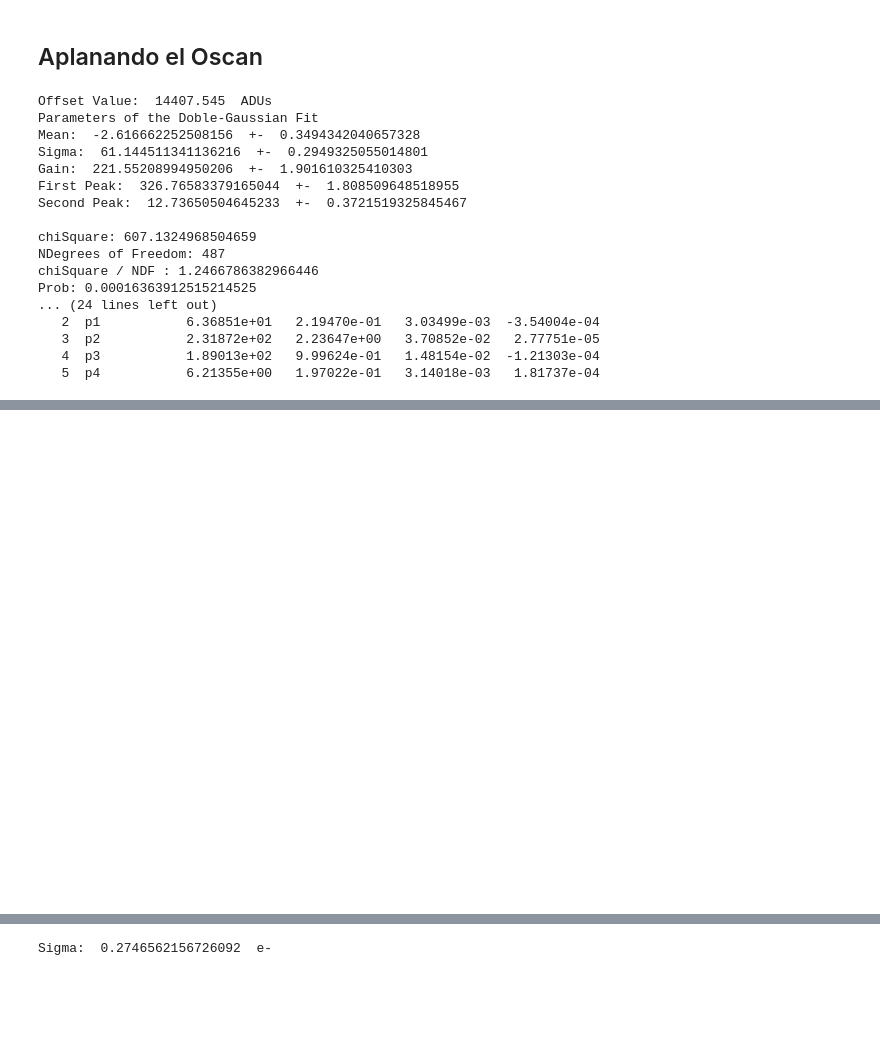
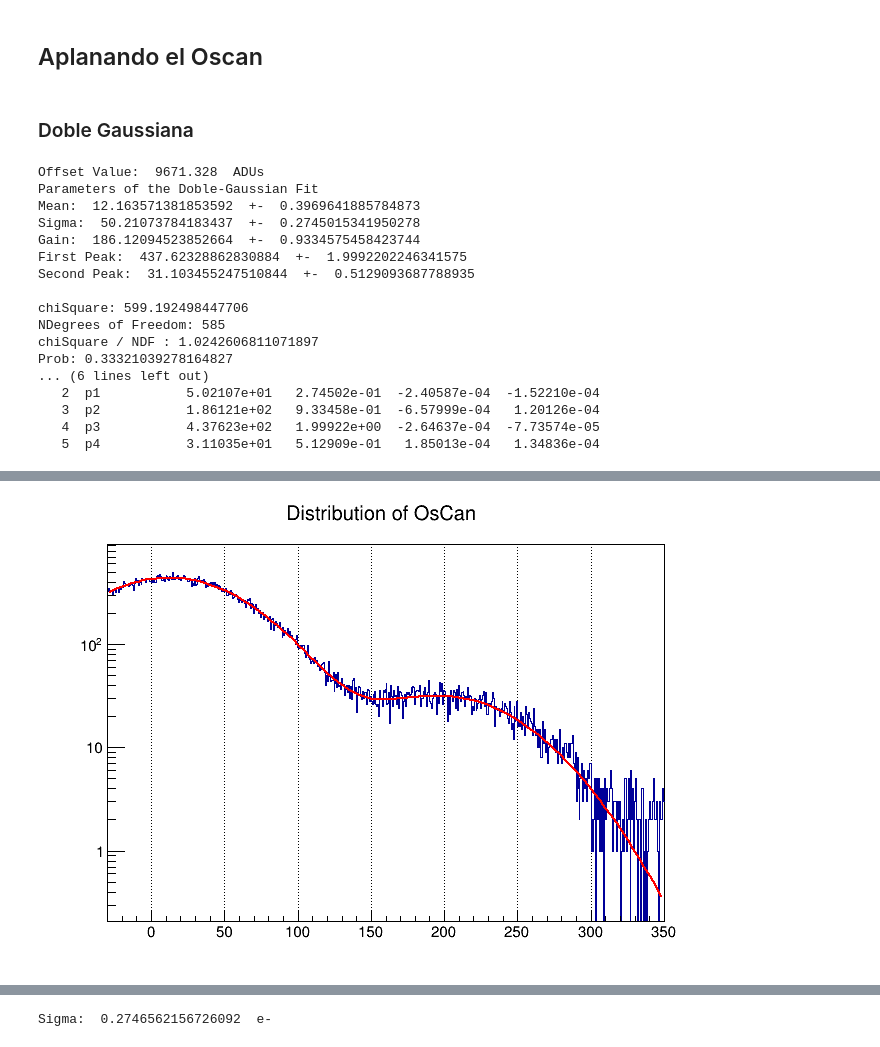
Before and after one commit to mausanram/CodigosICN, a Jupyter notebook: Catalogo_Eventos/Catalogo_Eventos_NSAMP.ipynb, the cells around one changed output, grey strips where cells are left out. Saved outputs shown, nothing was run; the diff lists cells and outputs as text; code cells hidden in the pictures; blank space fills up the shorter version.

```diff
--- a/Catalogo_Eventos/Catalogo_Eventos_NSAMP.ipynb
+++ b/Catalogo_Eventos/Catalogo_Eventos_NSAMP.ipynb
@@ -74,14 +76,14 @@ Colormap = 'jet'
 # path = '/home/bruce/Documents/imagenesMicrochip/ENE24/proc_skp_m-009_microchip_T_170__Vv82_NSAMP_324_NROW_400_NCOL_700_EXPOSURE_0_NBINROW_1_NBINCOL_1_img_62.fits'
 # path = '/home/bruce/Documents/Programas/images/ENE2024/proc_skp_m-009_microchip_T_170__Vv82_NSAMP_324_NROW_400_NCOL_700_EXPOSURE_0_NBINROW_1_NBINCOL_1_img_204.fits'
 
-# path = '/home/bruce/Documents/Programas/images/AGO2024/proc_skp_m-009_microchip_T_170__NSAMP_324_NROW_650_NCOL_700_EXPOSURE_0_img_100.fits'
-path = '/home/bruce/Documents/Programas/images/ENE2024/proc_skp_m-009_microchip_T_170__Vv82_NSAMP_324_NROW_400_NCOL_700_EXPOSURE_0_NBINROW_1_NBINCOL_1_img_204.fits'
+# path = '/home/bruce/Documents/Programas/images/AGO2024/proc_skp_m-009_microchip_T_170__NSAMP_324_NROW_650_NCOL_700_EXPOSURE_0_img_101.fits'
+# path = '/home/bruce/Documents/Programas/images/ENE2024/proc_skp_m-009_microchip_T_170__Vv82_NSAMP_324_NROW_400_NCOL_700_EXPOSURE_0_NBINROW_1_NBINCOL_1_img_204.fits'
 
 
 # path = '/home/labdet/Documents/MauSan/Programas/Repositorio_Git/images/AGO2024/proc_skp_m-009_microchip_T_170__NSAMP_324_NROW_650_NCOL_700_EXPOSURE_0_img_100.fits'
 # path = '/home/labdet/Documents/MauSan/Programas/Repositorio_Git/images/ENE2024/proc_skp_m-009_microchip_T_170__Vv82_NSAMP_324_NROW_400_NCOL_700_EXPOSURE_0_NBINROW_1_NBINCOL_1_img_200.fits'
 
-# path = '/home/bruce/Documents/Programas/images/AGO2024/proc_skp_m-009_microchip_T_170__NSAMP_324_NROW_650_NCOL_700_EXPOSURE_0_img_100.fits'
+path = '/home/bruce/Documents/Programas/images/AGO2024/proc_skp_m-009_microchip_T_170__NSAMP_324_NROW_650_NCOL_700_EXPOSURE_0_img_100.fits'
 # path = '/home/bruce/Documents/Programas/images/AGO2024/proc_skp_m-009_microchip_T_170__NSAMP_324_NROW_650_NCOL_700_EXPOSURE_0_img_101.fits'
 # path = '/home/bruce/Documents/Programas/images/AGO2024/proc_skp_m-009_microchip_T_170__NSAMP_324_NROW_650_NCOL_700_EXPOSURE_0_img_102.fits'
 
@@ -116,7 +118,7 @@ None
 # %%
 ### Muestra el area activa y overscan de la extensión
 
-extension = 1
+extension = 4
 # plt.imshow(hdu_list[0].data[:, 550:], vmin = 0, vmax = 80000, origin = 'lower')
 Overscan = hdu_list[extension - 1].data[:, 550:]
 active_area = hdu_list[extension - 1].data[:, :550]
@@ -262,9 +264,15 @@ No artists with labels found to put in legend.  Note that artists whose label st
 # %% [markdown]
 ## Aplanando el Oscan
+# %% [markdown]
+### Doble Gaussiana
 # %%
 # min_oScan = np.min(true_Oscan)
 # extension = 4
-Bins = 500
+Bins = 600
+Bins_fit = 600
+# Range_fit = [-100, 400]
+
+Range_fit = [-30, 350]
 ratio_keV = 0.0037  ## KeV/e-
 
 # data = hdu_list[extension-1].data[:, :550]
@@ -278,7 +286,7 @@ print('Offset Value: ', offset, ' ADUs')
 Overscan_plane = true_Oscan - offset
 fgaus2 = TF1("fgauss2","[3]*exp(-0.5*((x-[0])/[1])^2)+[4]*exp(-0.5*((x-[0]-[2])/[1])^2)",-300,600,5) # TF1("nombre", "funcion escrita como en root", min, max, #parametros)
 
-h3=TH1F("histogram", "Distribution of OsCan",500,-100,350)
+h3=TH1F("histogram", "Distribution of OsCan",Bins_fit,Range_fit[0],Range_fit[1])
 for pixel_value in Overscan_plane.flatten():
     # if not np.ma.is_masked(pixel_value):
     h3.Fill(pixel_value)
@@ -291,10 +299,12 @@ c1=TCanvas()
 c1.SetLogy()
 h3.SetStats(0)
 h3.Draw()
+fgaus2.Draw("same")
 c1.Draw()
-fgaus2.Draw("same")
+
 gStyle.SetOptFit(1100)
 gStyle.SetPadGridX (True)
+
 # # fgaus2.Draw('Quiet')
 print('Parameters of the Doble-Gaussian Fit')
 print('Mean: ', fgaus2.GetParameters()[0],  ' +- ', fgaus2.GetParError(0))
@@ -306,24 +316,21 @@ print("chiSquare: " + str(fgaus2.GetChisquare()))
 print("NDegrees of Freedom: " + str(fgaus2.GetNDF()))
 print("chiSquare / NDF :", fgaus2.GetChisquare() / fgaus2.GetNDF())
 print("Prob:", fgaus2.GetProb(), '\n')
-
-
-dict_popt =  oScan_fit_NSAMP324_ROOT(extensión = extension, active_area = data, oScan = true_Oscan, Bins = Bins, make_figure_flag = True)
 # %% [output]
-Offset Value:  14407.545  ADUs
+Offset Value:  9671.328  ADUs
 Parameters of the Doble-Gaussian Fit
-Mean:  -2.616662252508156  +-  0.3494342040657328
-Sigma:  61.144511341136216  +-  0.2949325055014801
-Gain:  221.55208994950206  +-  1.901610325410303
-First Peak:  326.76583379165044  +-  1.808509648518955
-Second Peak:  12.73650504645233  +-  0.3721519325845467
+Mean:  12.163571381853592  +-  0.3969641885784873
+Sigma:  50.21073784183437  +-  0.2745015341950278
+Gain:  186.12094523852664  +-  0.9334575458423744
+First Peak:  437.62328862830884  +-  1.9992202246341575
+Second Peak:  31.103455247510844  +-  0.5129093687788935
 
-chiSquare: 607.1324968504659
-NDegrees of Freedom: 487
-chiSquare / NDF : 1.2466786382966446
-Prob: 0.00016363912515214525
-... (24 lines left out)
-   2  p1           6.36851e+01   2.19470e-01   3.03499e-03  -3.54004e-04
-   3  p2           2.31872e+02   2.23647e+00   3.70852e-02   2.77751e-05
-   4  p3           1.89013e+02   9.99624e-01   1.48154e-02  -1.21303e-04
-   5  p4           6.21355e+00   1.97022e-01   3.14018e-03   1.81737e-04
+chiSquare: 599.192498447706
+NDegrees of Freedom: 585
+chiSquare / NDF : 1.0242606811071897
+Prob: 0.33321039278164827
+... (6 lines left out)
+   2  p1           5.02107e+01   2.74502e-01  -2.40587e-04  -1.52210e-04
+   3  p2           1.86121e+02   9.33458e-01  -6.57999e-04   1.20126e-04
+   4  p3           4.37623e+02   1.99922e+00  -2.64637e-04  -7.73574e-05
+   5  p4           3.11035e+01   5.12909e-01   1.85013e-04   1.34836e-04
@@ -332 +337 @@ Warning in <TROOT::Append>: Replacing existing TH1: histogram (Potential memory
-[figure, old version]
+[figure, new version]
```
Also changed, not shown: parts of 15 cells of this notebook, 4 other files.
